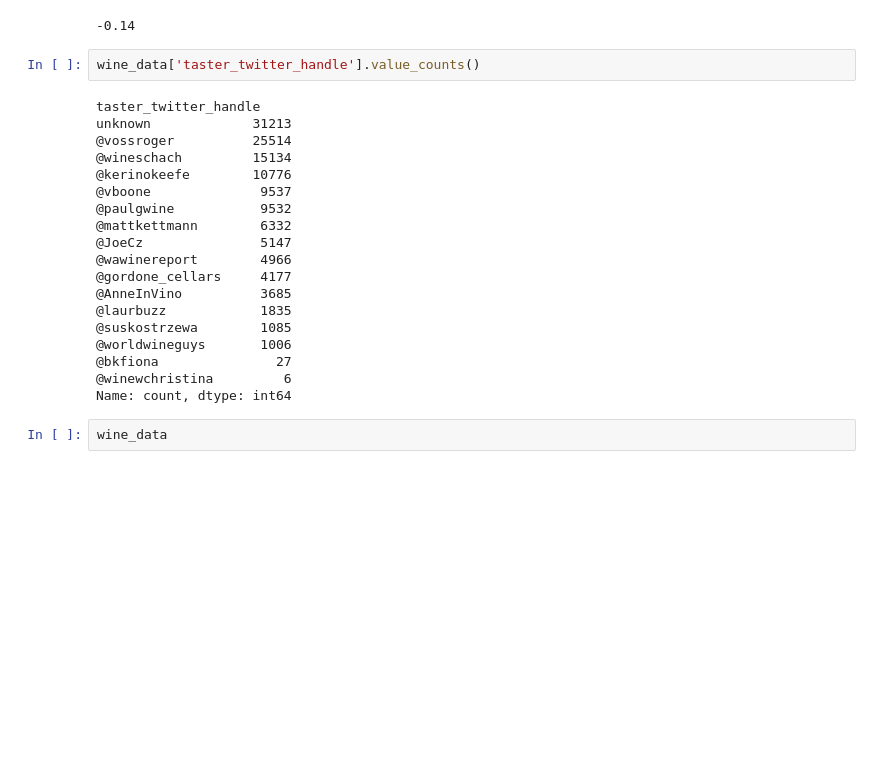
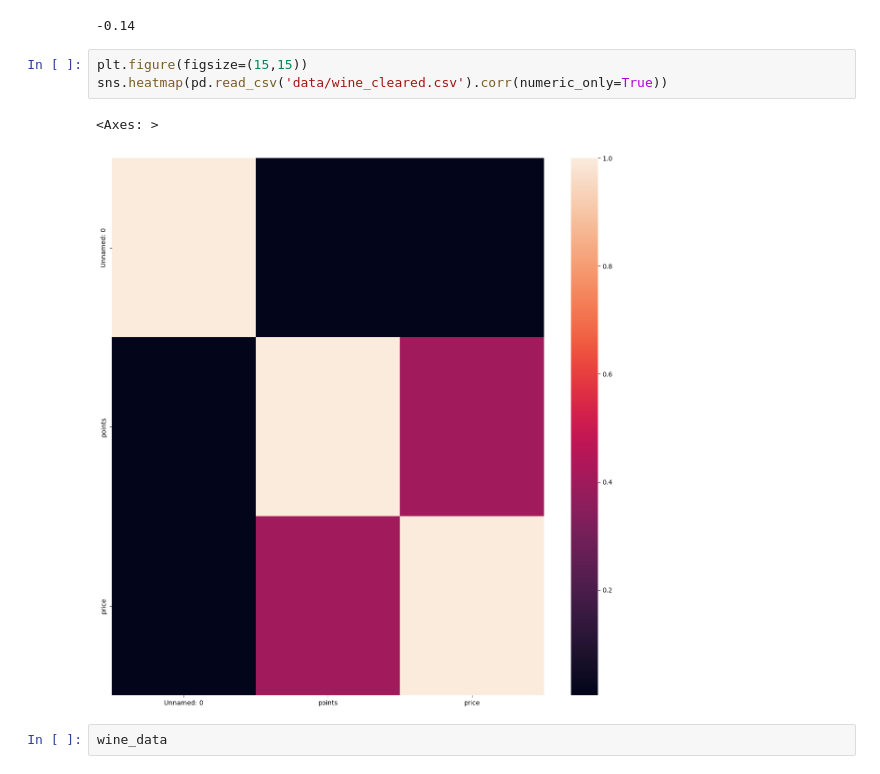
Before and after one commit to Elancinos/SF_DS_COURSE, a Jupyter notebook: Studies/EDA-3/EDA-3.ipynb, the cells around one changed output. Drawn from its saved outputs; the diff is of its cells as text; blank space fills up the shorter version.

```diff
--- a/Studies/EDA-3/EDA-3.ipynb
+++ b/Studies/EDA-3/EDA-3.ipynb
@@ -300,27 +302,12 @@ display(round(df_temp['price'][129968], 2))  #-0.14
 # %% [output]
 43501
 -0.14
-# %%
-wine_data['taster_twitter_handle'].value_counts()
-# %% [output]
-taster_twitter_handle
-unknown             31213
-@vossroger          25514
-@wineschach         15134
-@kerinokeefe        10776
-@vboone              9537
-@paulgwine           9532
-@mattkettmann        6332
-@JoeCz               5147
-@wawinereport        4966
-@gordone_cellars     4177
-@AnneInVino          3685
-@laurbuzz            1835
-@suskostrzewa        1085
-@worldwineguys       1006
-@bkfiona               27
-@winewchristina         6
-Name: count, dtype: int64
+# %%
+plt.figure(figsize=(15,15))
+sns.heatmap(pd.read_csv('data/wine_cleared.csv').corr(numeric_only=True))
+# %% [output]
+<Axes: >
+[figure, added]
 # %%
 wine_data
 # %% [output]
```
Also changed, not shown: parts of 1 cell of this notebook, 2 other files.
